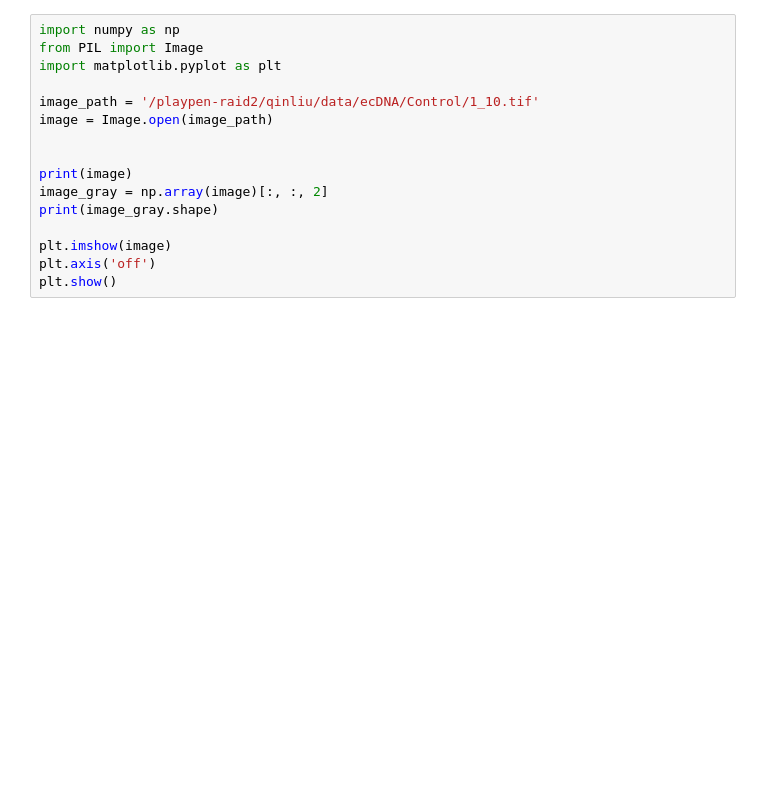
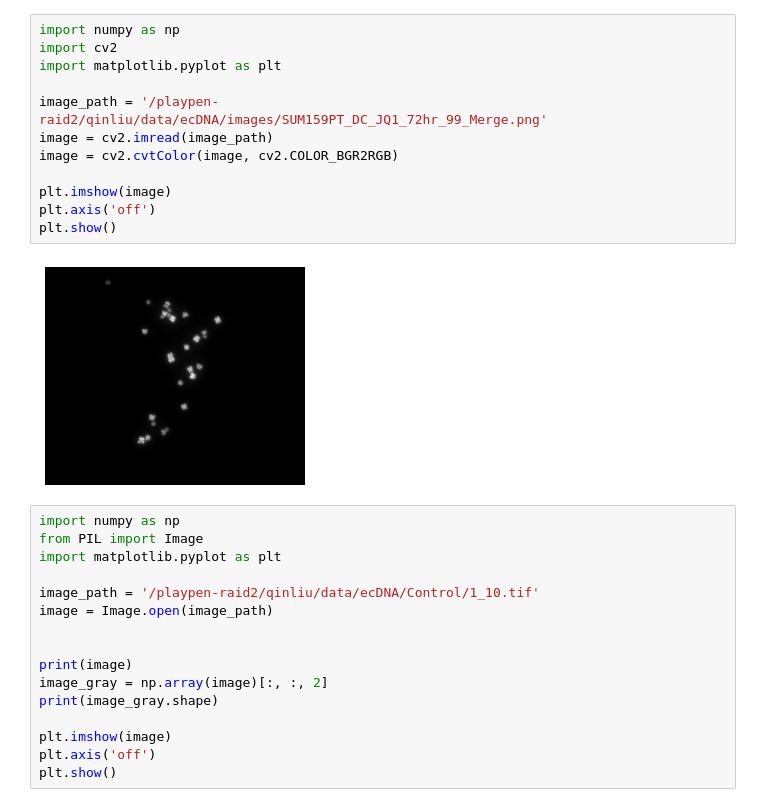
Before and after one commit to Brunk-Lab/Label-Engine, a Jupyter notebook: notebook/visualize_ecDNA_images.ipynb, the cells around one changed output. Cells and saved outputs as stored; diff of their text form; blank space fills up the shorter version.

```diff
--- a/notebook/visualize_ecDNA_images.ipynb
+++ b/notebook/visualize_ecDNA_images.ipynb
@@ -1,3 +1,17 @@
+# %%
+import numpy as np
+import cv2
+import matplotlib.pyplot as plt
+
+image_path = '/playpen-raid2/qinliu/data/ecDNA/images/SUM159PT_DC_JQ1_72hr_99_Merge.png'
+image = cv2.imread(image_path)
+image = cv2.cvtColor(image, cv2.COLOR_BGR2RGB)
+
+plt.imshow(image)
+plt.axis('off')
+plt.show()
+# %% [output]
+[figure, added]
 # %%
 import numpy as np
 from PIL import Image
```
Also changed, not shown: 16 other files.
